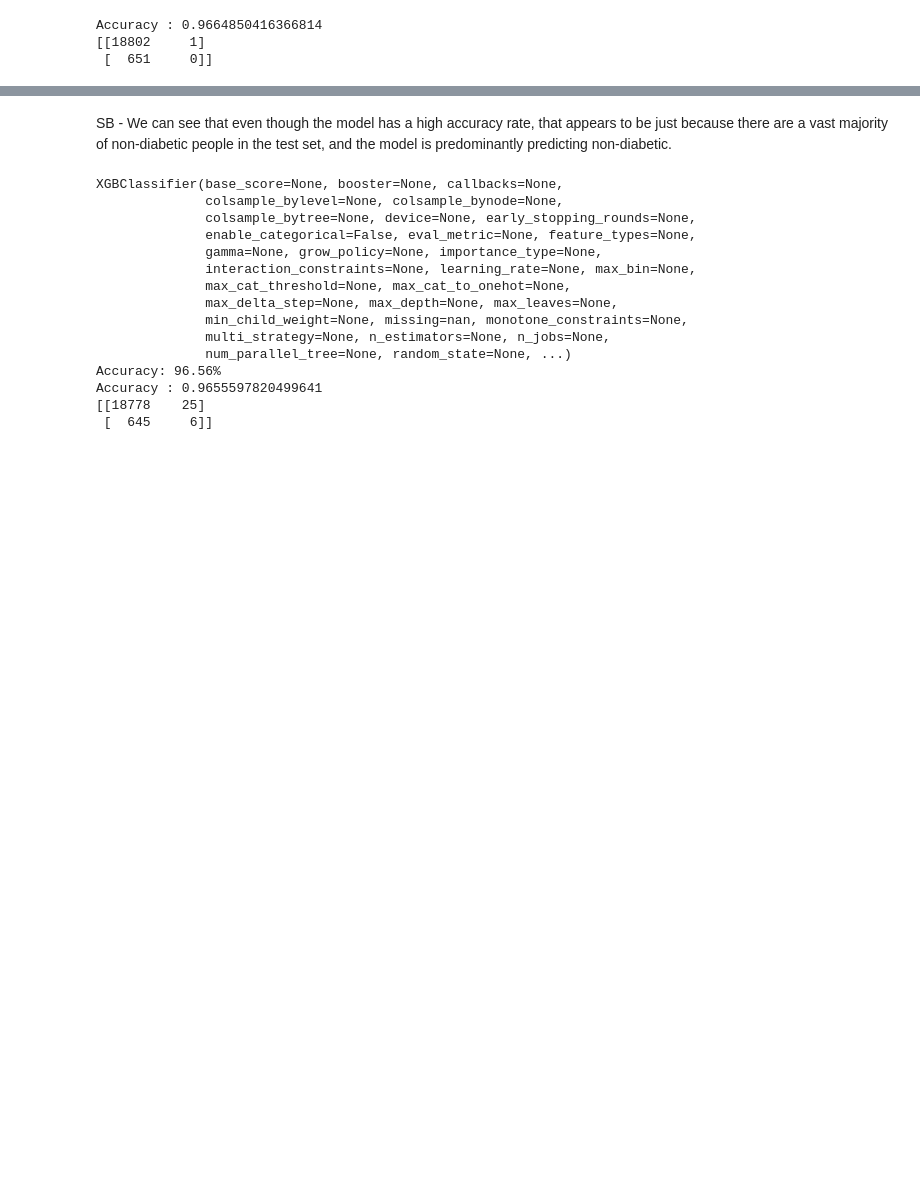
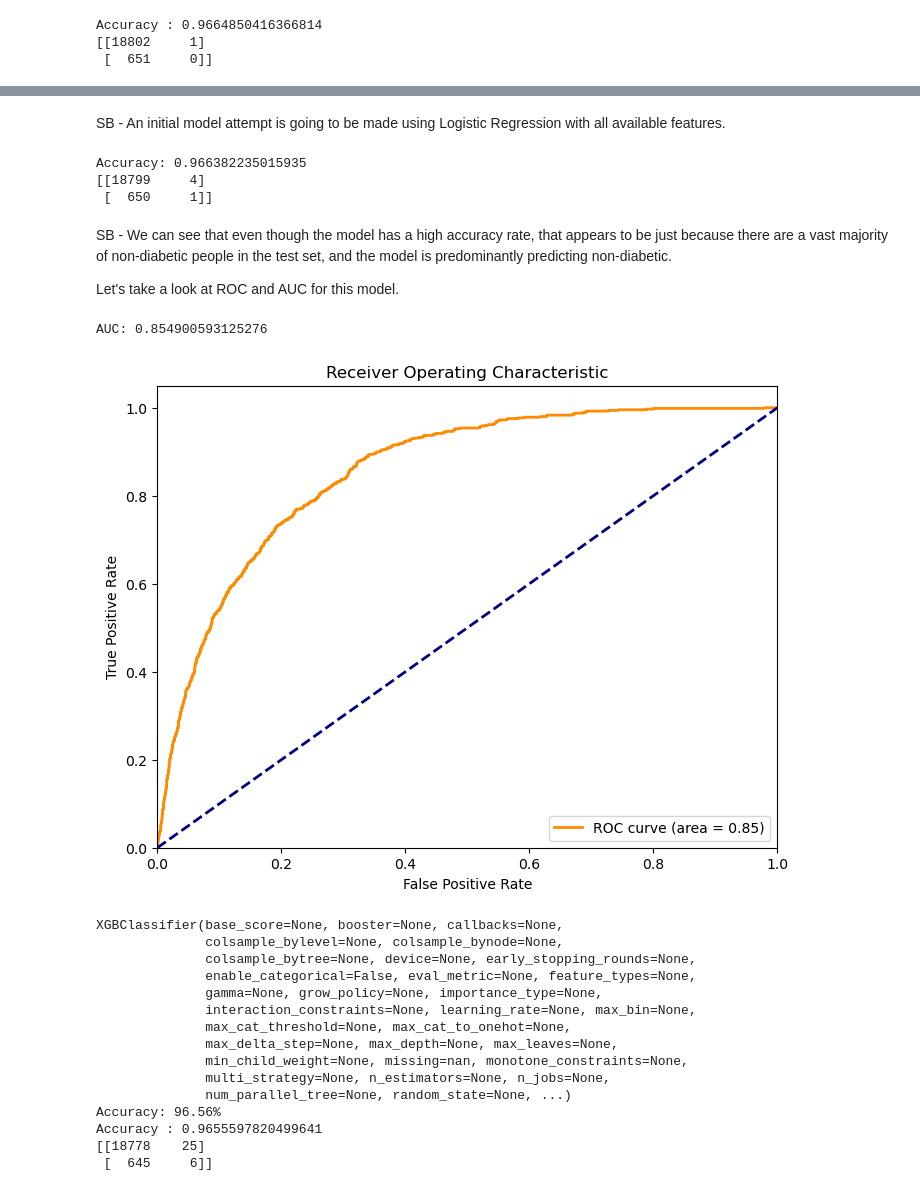
Before and after one commit to MarkusHoyt/Group1_capstone, a Jupyter notebook: Team_1_preprocessing_TD.ipynb, the cells around one changed output, grey strips where cells are left out. Saved outputs shown, nothing was run; the diff lists cells and outputs as text; code cells hidden in the pictures; blank space fills up the shorter version.

```diff
--- a/Team_1_preprocessing_TD.ipynb
+++ b/Team_1_preprocessing_TD.ipynb
@@ -261,5 +245,46 @@ Accuracy: 0.966382235015935
-# %% [markdown]
-SB - We can see that even though the model has a high accuracy rate, that appears to be just because there are a vast majority of non-diabetic people in the test set, and the model is predominantly predicting non-diabetic.
+# %% [markdown]
+SB - An initial model attempt is going to be made using Logistic Regression with all available features.
+# %%
+# Create a Logistic Regression Model - Scott Bennett
+
+glm_model = LogisticRegression()
+glm_model.fit(X_train, y_train)
+
+y_pred = glm_model.predict(X_test)
+accuracy = accuracy_score(y_test, y_pred)
+print("Accuracy:", accuracy)
+
+conf_m = confusion_matrix(y_test, y_pred)
+print(conf_m)
+# %% [output]
+Accuracy: 0.966382235015935
+[[18799     4]
+ [  650     1]]
+# %% [markdown]
+SB - We can see that even though the model has a high accuracy rate, that appears to be just because there are a vast majority of non-diabetic people in the test set, and the model is predominantly predicting non-diabetic.
+
+Let's take a look at ROC and AUC for this model.
+# %%
+y_scores = glm_model.predict_proba(X_test)[:, 1]
+
+fpr, tpr, thresholds = roc_curve(y_test, y_scores)
+auc_score = roc_auc_score(y_test, y_scores)
+print("AUC:", auc_score)
+# %% [output]
+AUC: 0.854900593125276
+# %%
+plt.figure(figsize=(8, 6))
+plt.plot(fpr, tpr, color='darkorange', lw=2, label='ROC curve (area = %0.2f)' % auc_score)
+plt.plot([0, 1], [0, 1], color='navy', lw=2, linestyle='--')
+plt.xlim([0.0, 1.0])
+plt.ylim([0.0, 1.05])
+plt.xlabel('False Positive Rate')
+plt.ylabel('True Positive Rate')
+plt.title('Receiver Operating Characteristic')
+plt.legend(loc="lower right")
+plt.show()
+# %% [output]
+[figure, added]
 # %%
 # https://xgboost.readthedocs.io/en/latest/parameter.html
 # https://www.kaggle.com/code/wongguoxuan/eda-pca-xgboost-classifier-for-beginners
```
Also changed, not shown: parts of 4 cells of this notebook.
